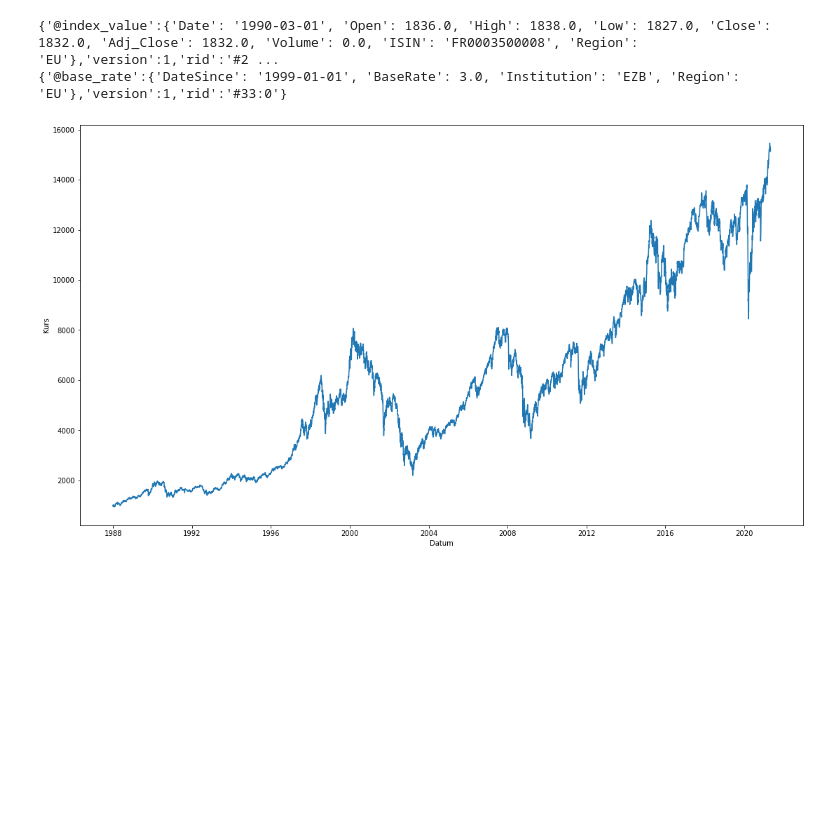
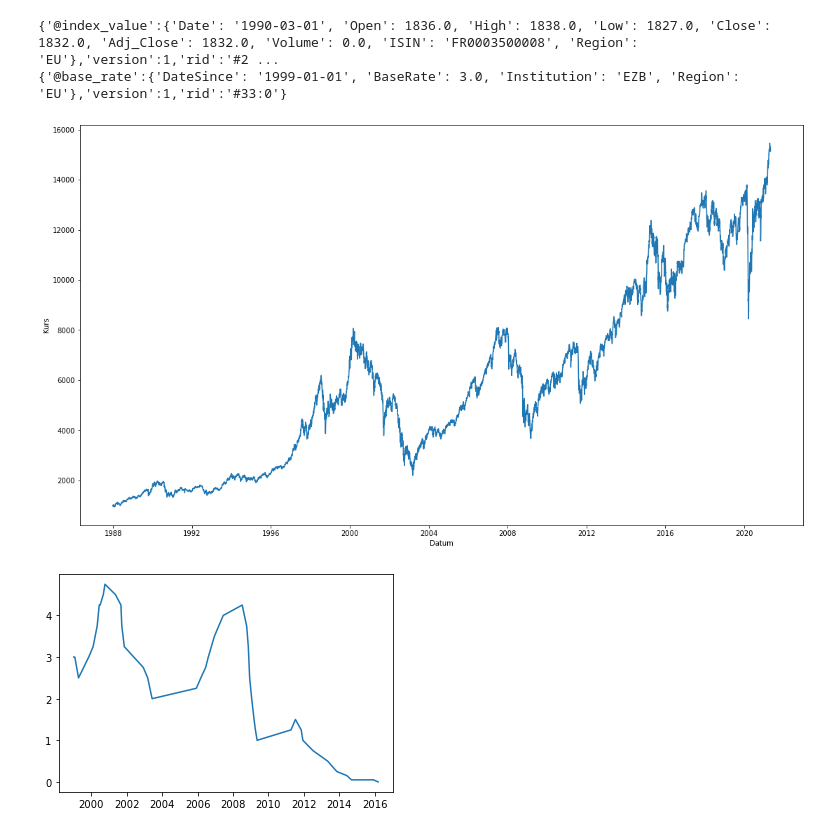
Before and after one commit to alexandermenze/wdk-projekt, a Jupyter notebook: 41_DatenEinlesen.ipynb, the cells around one changed output. Cells and saved outputs as stored; diff of their text form; code cells hidden in the pictures; blank space fills up the shorter version.

```diff
--- a/41_DatenEinlesen.ipynb
+++ b/41_DatenEinlesen.ipynb
@@ -133,24 +133,31 @@ print(client.query("SELECT FROM " + config.table_base_rates_name, 10)[0])
 {'@index_value':{'Date': '1990-03-01', 'Open': 1836.0, 'High': 1838.0, 'Low': 1827.0, 'Close': 1832.0, 'Adj_Close': 1832.0, 'Volume': 0.0, 'ISIN': 'FR0003500008', 'Region': 'EU'},'version':1,'rid':'#2 ...
 {'@base_rate':{'DateSince': '1999-01-01', 'BaseRate': 3.0, 'Institution': 'EZB', 'Region': 'EU'},'version':1,'rid':'#33:0'}
 # %%
+def get_date(entry):
+    return entry["Date"]
+
 # DAX
 dax_data = list(map(lambda x: x.oRecordData, client.query('SELECT FROM ' + config.table_index_values_name + ' WHERE ISIN = "DE0008469008" ORDER BY Date ASC', -1)))
+dax_data = sorted(dax_data, key=get_date)
 dates = list(map(lambda x: dt.datetime.strptime(x["Date"], '%Y-%m-%d').date(), dax_data))
 close_values = list(map(lambda x: x["Close"], dax_data))
 plt.plot(dates, close_values)
 plt.xlabel('Datum')
 plt.ylabel('Kurs')
 fig = plt.gcf()
 fig.set_size_inches(18.5, 10.5)
 plt.show()
 
+def get_date_since(entry):
+    return entry["DateSince"]
+
 # EZB
 ezb_data = list(map(lambda x: x.oRecordData, client.query('SELECT FROM ' + config.table_base_rates_name + ' WHERE Institution = "EZB" ORDER BY Date ASC', -1)))
-dates = list(map(lambda x: dt.datetime.strptime(x["Date_Since"], '%d-%m-%Y').date(), ezb_data))
-base_rate_values = list(map(lambda x: x["Base_Rate"], ezb_data))
-display(dates)
-display(base_rate_values)
+ezb_data = sorted(ezb_data, key=get_date_since)
+dates = list(map(lambda x: dt.datetime.strptime(x["DateSince"], '%Y-%m-%d').date(), ezb_data))
+base_rate_values = list(map(lambda x: x["BaseRate"], ezb_data))
 plt.plot(dates, base_rate_values)
 plt.show()
 # %% [output]
 [figure]
+[figure, added]
```
